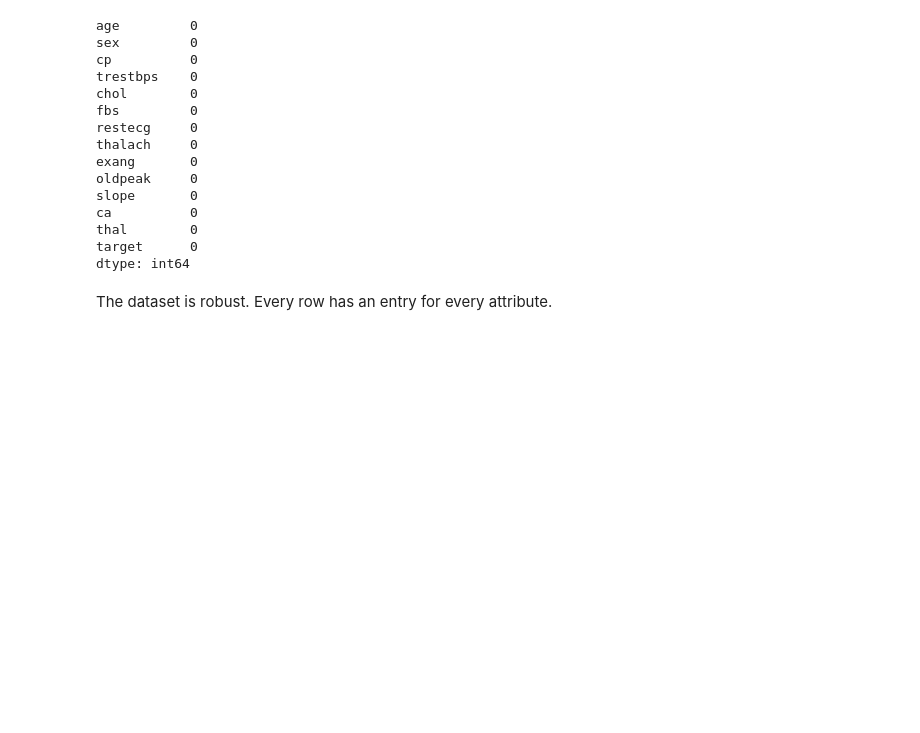
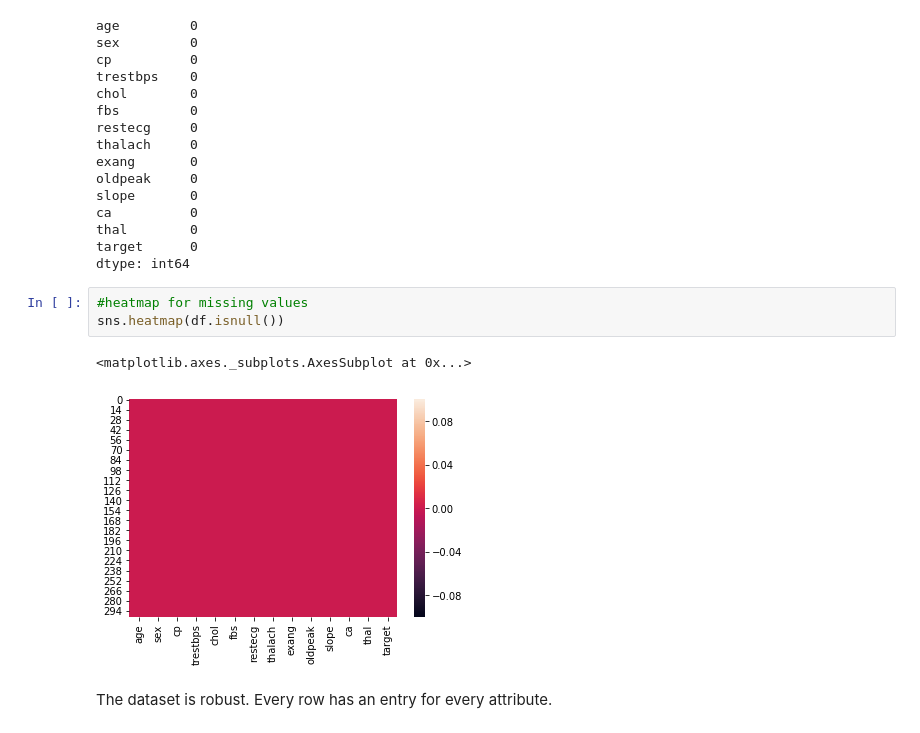
Before and after one commit to realdanielbyrne/Data_Mining_Labs, a Jupyter notebook: Lab1.ipynb, the cells around one changed output. Saved outputs shown, nothing was run; the diff lists cells and outputs as text; blank space fills up the shorter version.

Commit message:
Update Lab1.ipynb
added heatmap to help us find null values

```diff
--- a/Lab1.ipynb
+++ b/Lab1.ipynb
@@ -67,6 +67,12 @@ ca          0
 thal        0
 target      0
 dtype: int64
+# %%
+#heatmap for missing values
+sns.heatmap(df.isnull())
+# %% [output]
+<matplotlib.axes._subplots.AxesSubplot at 0x...>
+[figure, added]
 # %% [markdown]
 The dataset is robust. Every row has an entry for every attribute.
 # %% [markdown]
```
Also changed, not shown: parts of 3 cells of this notebook.
